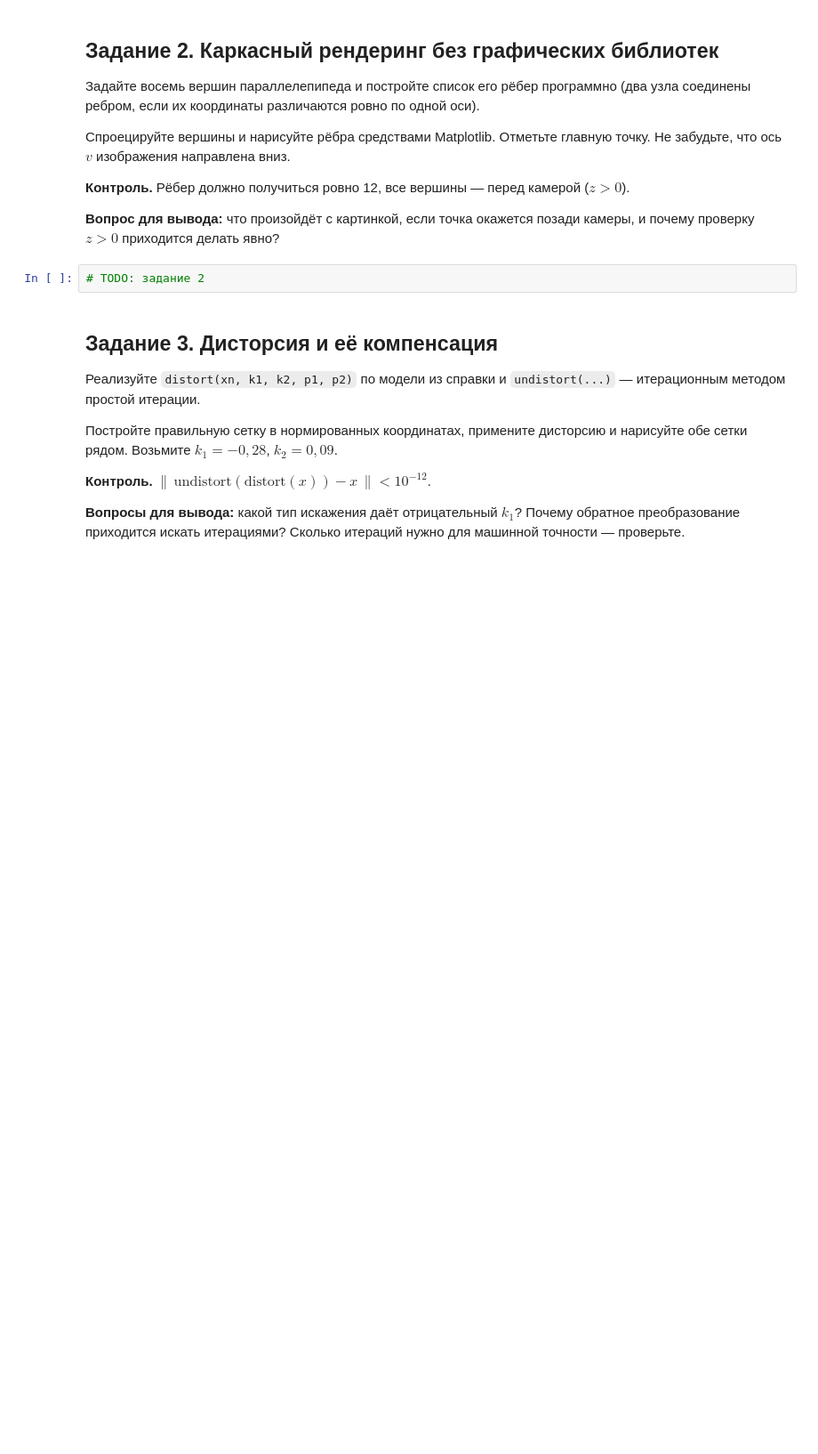
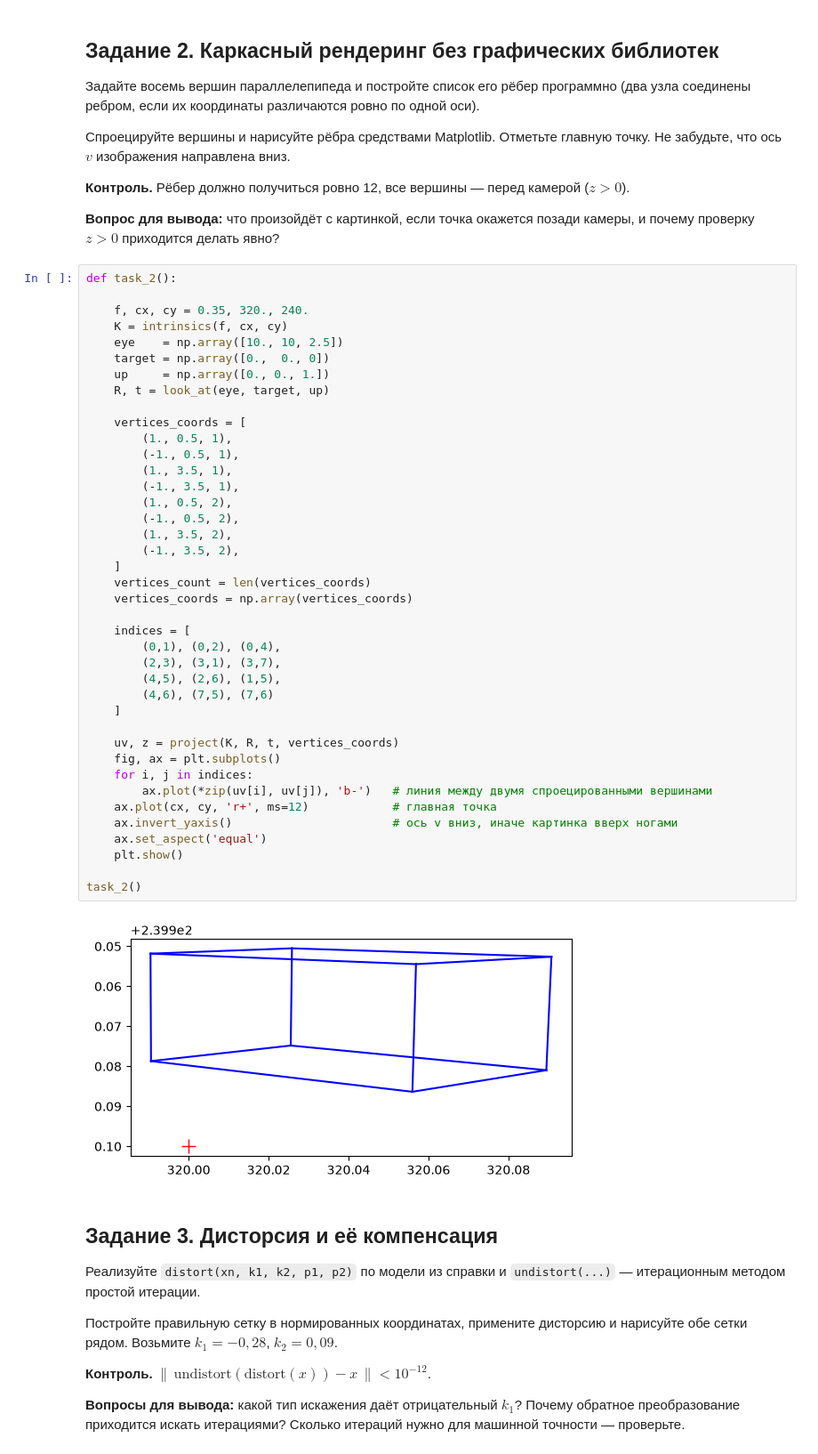
Before and after one commit to 4lo8ecK/robotics, a Jupyter notebook: lab3/ЛР_03.ipynb, the cells around one changed output. Shown at 89% size. Drawn from its saved outputs; the diff is of its cells as text; blank space fills up the shorter version.

Commit message:
сделано 3 задание

```diff
--- a/lab3/ЛР_03.ipynb
+++ b/lab3/ЛР_03.ipynb
@@ -123,7 +195,47 @@ $N\times2$ вместе с глубиной.
 **Вопрос для вывода:** что произойдёт с картинкой, если точка окажется позади камеры,
 и почему проверку $z > 0$ приходится делать явно?
 # %%
-# TODO: задание 2
+def task_2():
+
+	f, cx, cy = 0.35, 320., 240.
+	K = intrinsics(f, cx, cy)
+	eye    = np.array([10., 10, 2.5])
+	target = np.array([0.,  0., 0])
+	up     = np.array([0., 0., 1.])
+	R, t = look_at(eye, target, up)
+
+	vertices_coords = [
+		(1., 0.5, 1),
+		(-1., 0.5, 1),
+		(1., 3.5, 1),
+		(-1., 3.5, 1),
+		(1., 0.5, 2),
+		(-1., 0.5, 2),
+		(1., 3.5, 2),
+		(-1., 3.5, 2),
+	]
+	vertices_count = len(vertices_coords)
+	vertices_coords = np.array(vertices_coords)
+
+	indices = [
+		(0,1), (0,2), (0,4),
+		(2,3), (3,1), (3,7),
+		(4,5), (2,6), (1,5),
+		(4,6), (7,5), (7,6)
+	]
+
+	uv, z = project(K, R, t, vertices_coords)
+	fig, ax = plt.subplots()
+	for i, j in indices:
+		ax.plot(*zip(uv[i], uv[j]), 'b-')   # линия между двумя спроецированными вершинами
+	ax.plot(cx, cy, 'r+', ms=12)            # главная точка
+	ax.invert_yaxis()                       # ось v вниз, иначе картинка вверх ногами
+	ax.set_aspect('equal')
+	plt.show()
+
+task_2()
+# %% [output]
+[figure, added]
 # %% [markdown]
 ## Задание 3. Дисторсия и её компенсация
 
```
Also changed, not shown: parts of 3 cells of this notebook, 1 other file.
